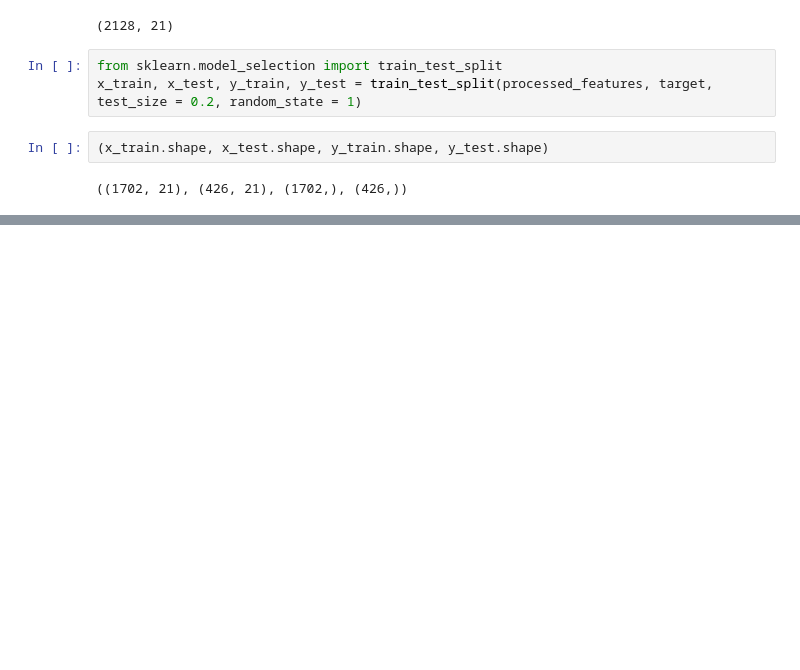
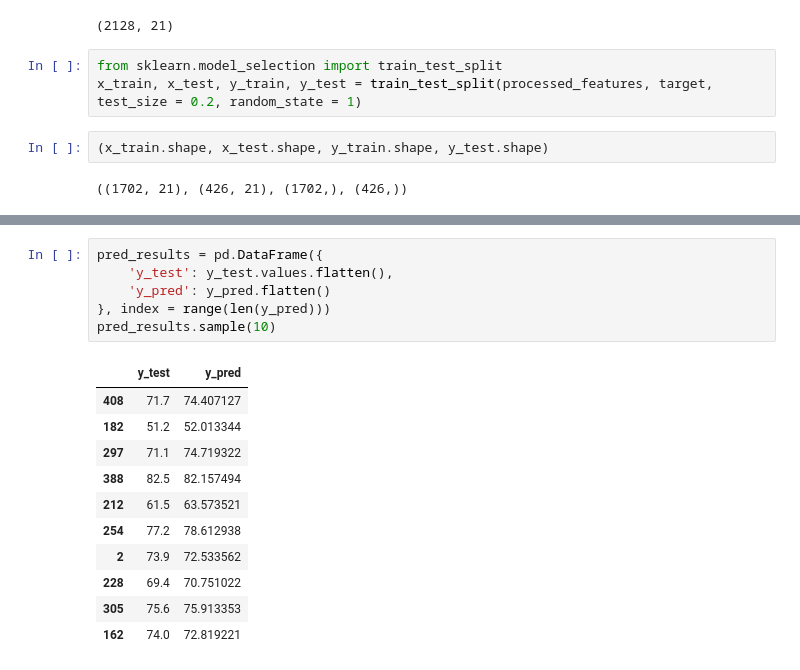
Before and after one commit to Wilbertz/Getting-Started-with-Tensorflow, a Jupyter notebook: SequentialModel.ipynb, the cells around one changed output, grey strips where cells are left out. Drawn from its saved outputs; the diff is of its cells as text; blank space fills up the shorter version.

```diff
--- a/SequentialModel.ipynb
+++ b/SequentialModel.ipynb
@@ -284,0 +351,18 @@ x_train, x_test, y_train, y_test = train_test_split(processed_features, target,
+# %%
+pred_results = pd.DataFrame({
+    'y_test': y_test.values.flatten(),
+    'y_pred': y_pred.flatten()
+}, index = range(len(y_pred)))
+pred_results.sample(10)
+# %% [output]
+|  | y_test | y_pred |
+| 408 | 71.7 | 74.407127 |
+| 182 | 51.2 | 52.013344 |
+| 297 | 71.1 | 74.719322 |
+| 388 | 82.5 | 82.157494 |
+| 212 | 61.5 | 63.573521 |
+| 254 | 77.2 | 78.612938 |
+| 2 | 73.9 | 72.533562 |
+| 228 | 69.4 | 70.751022 |
+| 305 | 75.6 | 75.913353 |
+| 162 | 74.0 | 72.819221 |
```
Also changed, not shown: parts of 7 cells of this notebook.
